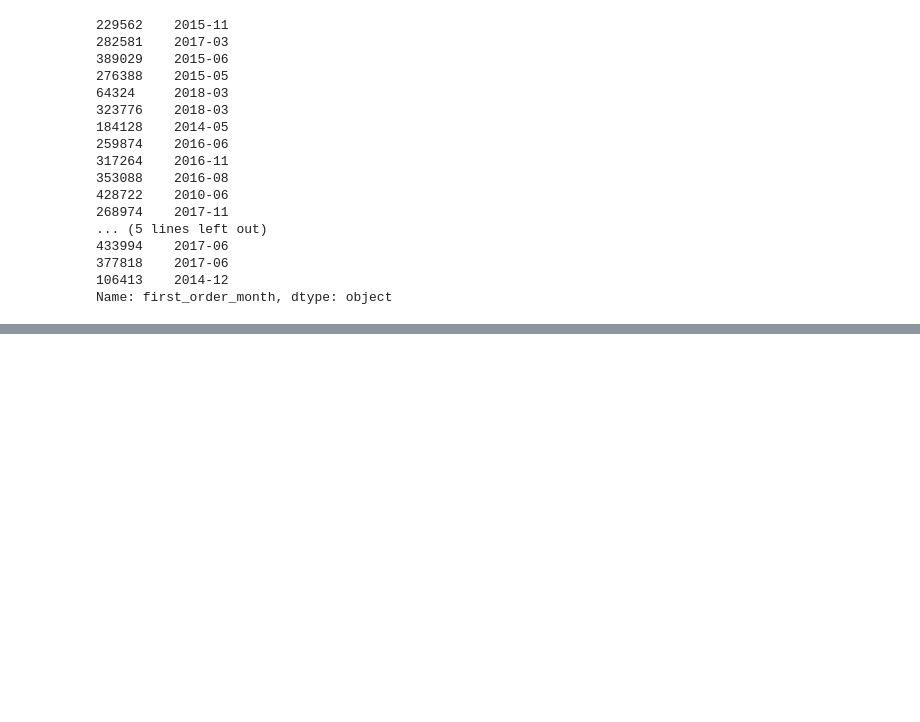
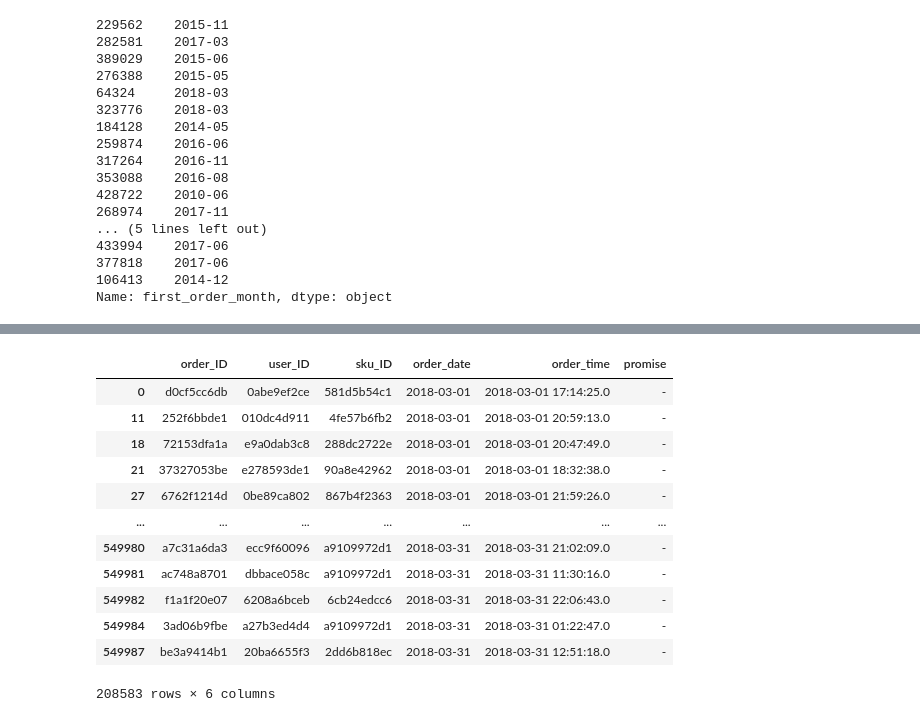
Before and after one commit to porallapradhyumna/Bussiness_Analysis-on-JD.com, a Jupyter notebook: Data_Analysis.ipynb, the cells around one changed output, grey strips where cells are left out. Saved outputs shown, nothing was run; the diff lists cells and outputs as text; code cells hidden in the pictures; blank space fills up the shorter version.

```diff
--- a/Data_Analysis.ipynb
+++ b/Data_Analysis.ipynb
@@ -249,0 +285,3 @@ Name: first_order_month, dtype: object
+# %%
+df_obj_order = df_order.select_dtypes(include='object')
+df_obj_order.sample(10)
@@ -249,0 +300,16 @@ Name: first_order_month, dtype: object
+# %%
+df_obj_order[df_obj_order['promise'].isin(['-'])]
+# %% [output]
+|  | order_ID | user_ID | sku_ID | order_date | order_time | promise |
+| 0 | d0cf5cc6db | 0abe9ef2ce | 581d5b54c1 | 2018-03-01 | 2018-03-01 17:14:25.0 | - |
+| 11 | 252f6bbde1 | 010dc4d911 | 4fe57b6fb2 | 2018-03-01 | 2018-03-01 20:59:13.0 | - |
+| 18 | 72153dfa1a | e9a0dab3c8 | 288dc2722e | 2018-03-01 | 2018-03-01 20:47:49.0 | - |
+| 21 | 37327053be | e278593de1 | 90a8e42962 | 2018-03-01 | 2018-03-01 18:32:38.0 | - |
+| 27 | 6762f1214d | 0be89ca802 | 867b4f2363 | 2018-03-01 | 2018-03-01 21:59:26.0 | - |
+| ... | ... | ... | ... | ... | ... | ... |
+| 549980 | a7c31a6da3 | ecc9f60096 | a9109972d1 | 2018-03-31 | 2018-03-31 21:02:09.0 | - |
+| 549981 | ac748a8701 | dbbace058c | a9109972d1 | 2018-03-31 | 2018-03-31 11:30:16.0 | - |
+| 549982 | f1a1f20e07 | 6208a6bceb | 6cb24edcc6 | 2018-03-31 | 2018-03-31 22:06:43.0 | - |
+| 549984 | 3ad06b9fbe | a27b3ed4d4 | a9109972d1 | 2018-03-31 | 2018-03-31 01:22:47.0 | - |
+| 549987 | be3a9414b1 | 20ba6655f3 | 2dd6b818ec | 2018-03-31 | 2018-03-31 12:51:18.0 | - |
+208583 rows × 6 columns
```
Also changed, not shown: parts of 34 cells of this notebook, 6 other files.
